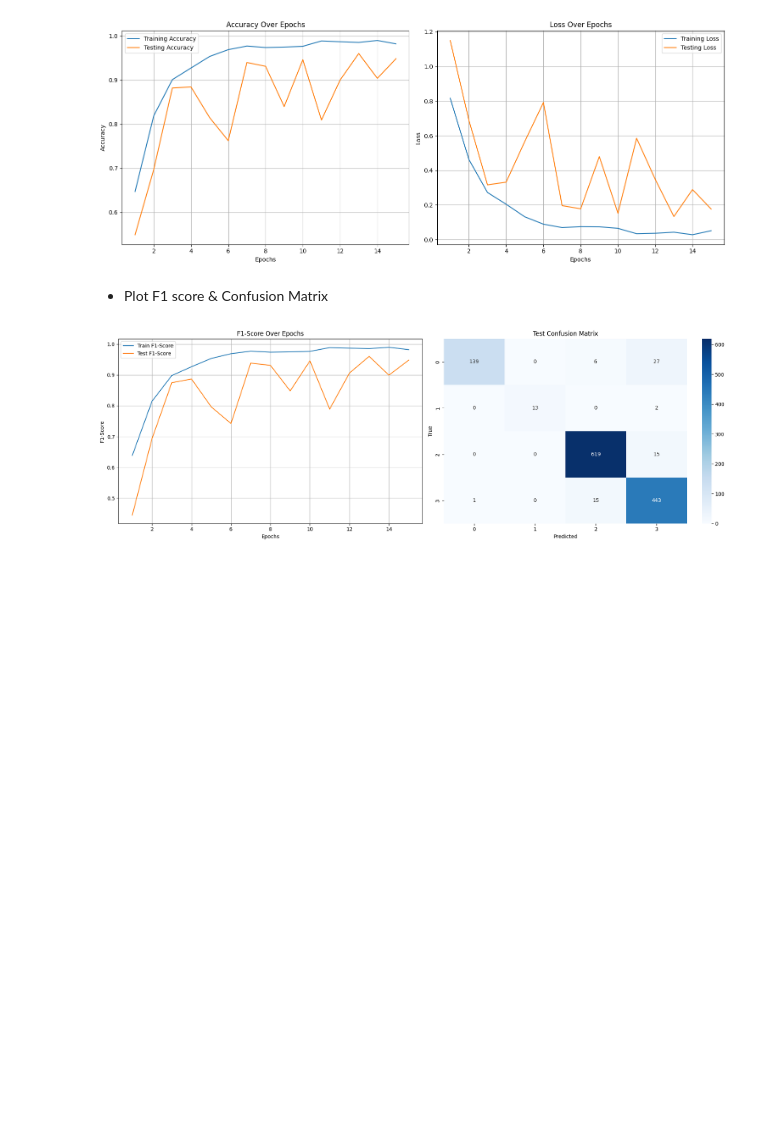
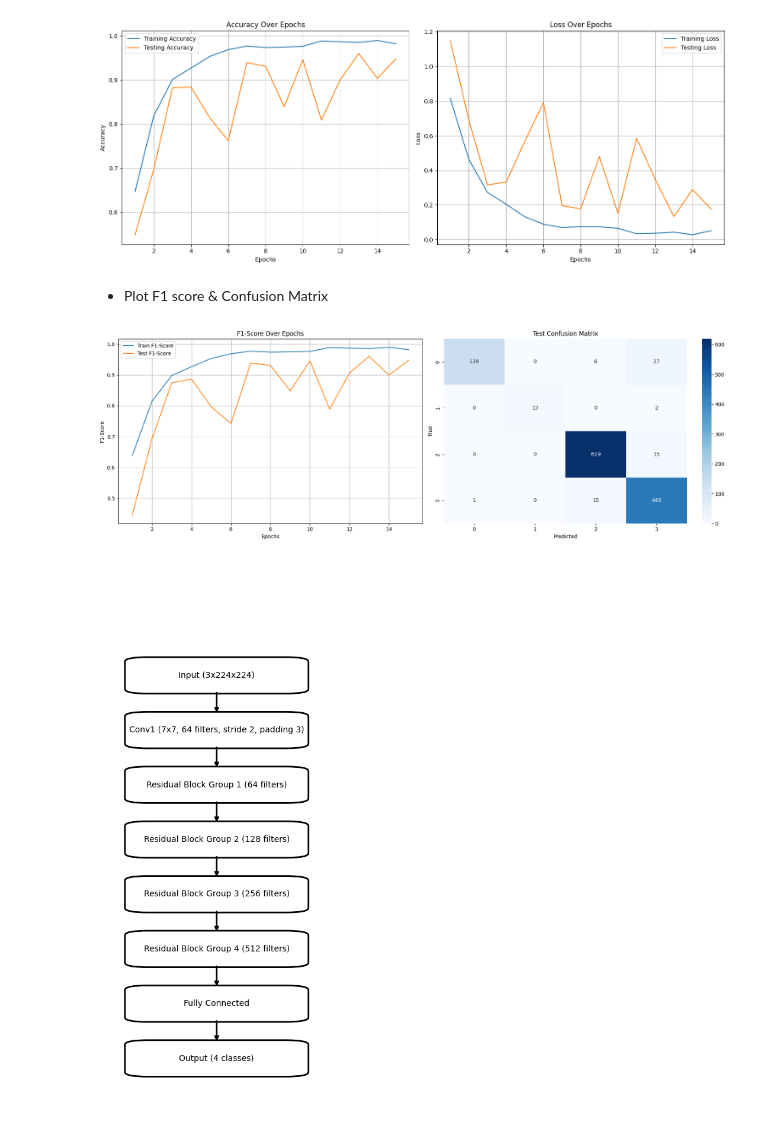
Before and after one commit to leehimcm/ml-project_Alzheimer-MRI-Disease-Classification, a Jupyter notebook: ResNet_34_inae.ipynb, the cells around one changed output. Saved outputs shown, nothing was run; the diff lists cells and outputs as text; code cells hidden in the pictures; blank space fills up the shorter version.

```diff
--- a/ResNet_34_inae.ipynb
+++ b/ResNet_34_inae.ipynb
@@ -336,3 +336,45 @@ plt.tight_layout()
 plt.show()
 # %% [output]
 [figure]
+# %%
+import matplotlib.pyplot as plt
+import matplotlib.patches as patches
+
+def draw_resnet_structure():
+    fig, ax = plt.subplots(figsize=(5, 12))
+
+    # 각 레이어의 이름을 아래에서 위로 나열된 리스트로 정의
+    layers = [
+        'Output (4 classes)',  # Output 클래스를 4로 변경
+        'Fully Connected',
+        'Residual Block Group 4 (512 filters)',
+        'Residual Block Group 3 (256 filters)',
+        'Residual Block Group 2 (128 filters)',
+        'Residual Block Group 1 (64 filters)',
+        'Conv1 (7x7, 64 filters, stride 2, padding 3)',
+        'Input (3x224x224)'  # Input이 맨 위에 위치
+    ]
+
+    # 각 레이어의 위치 설정 (위에서 아래로 내려감)
+    y_pos = [1.2+i*1.2 for i in range(len(layers))]
+
+    # 박스 그리기 (레이어마다 사각형을 그림)
+    for i, layer in enumerate(layers):
+        ax.add_patch(patches.FancyBboxPatch((0.2, y_pos[i] - 0.3), 0.6, 0.6, boxstyle="round,pad=0.1", linewidth=2, edgecolor="black", facecolor="none"))
+        ax.text(0.5, y_pos[i], layer, ha='center', va='center', fontsize=10, color='black')
+
+    # 화살표 그리기 (각 레이어 간의 연결 화살표, 길이 줄이기)
+    for i in range(len(layers) - 1):
+        ax.annotate('', xy=(0.5, y_pos[i] + 0.2), xytext=(0.5, y_pos[i + 1] - 0.2),
+                    arrowprops=dict(arrowstyle='->', lw=2, shrinkA=10, shrinkB=10))  # 화살표 방향 수정
+
+    # 설정
+    ax.set_xlim(0, 1)
+    ax.set_ylim(0, len(layers) * 1.5)  # 여백을 줄이기 위해 범위 조정
+    ax.axis('off')  # 축 제거
+    plt.show()
+
+# 실행
+draw_resnet_structure()
+# %% [output]
+[figure, added]
```
Also changed, not shown: parts of 1 cell of this notebook.
